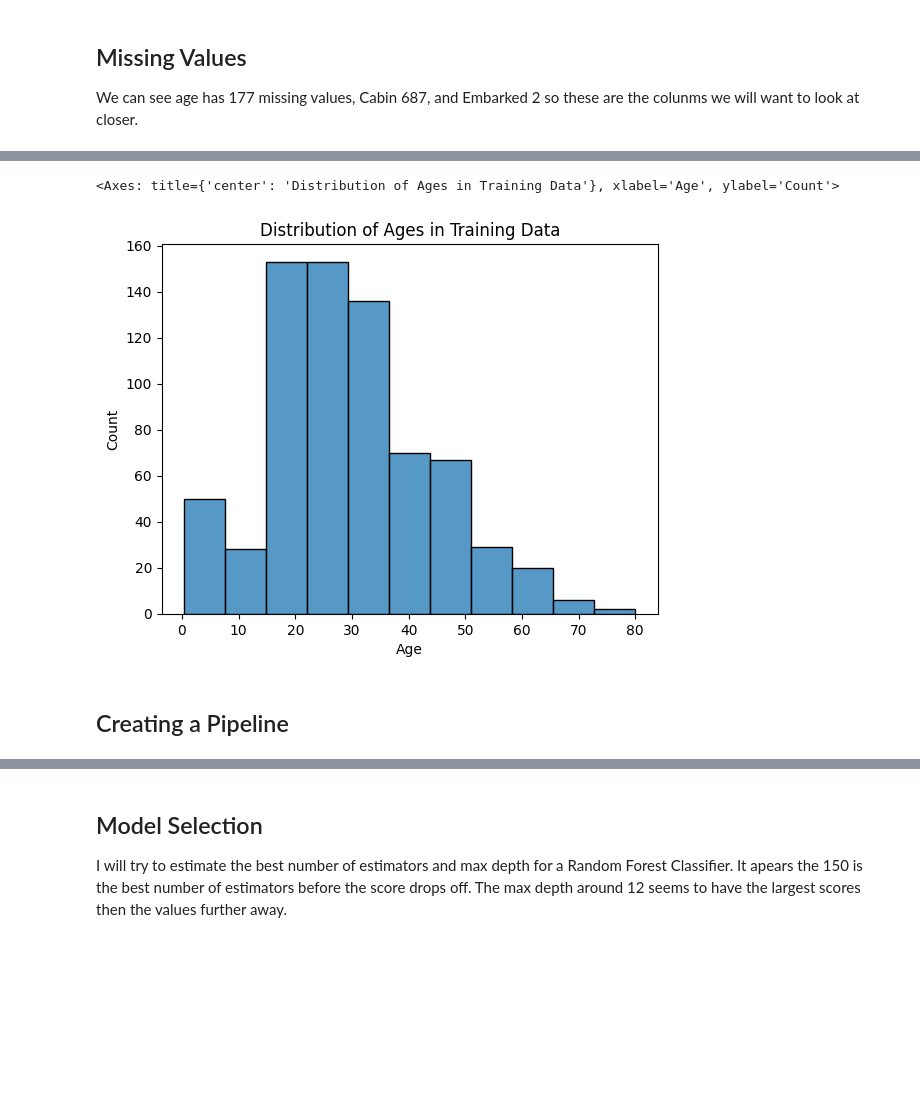
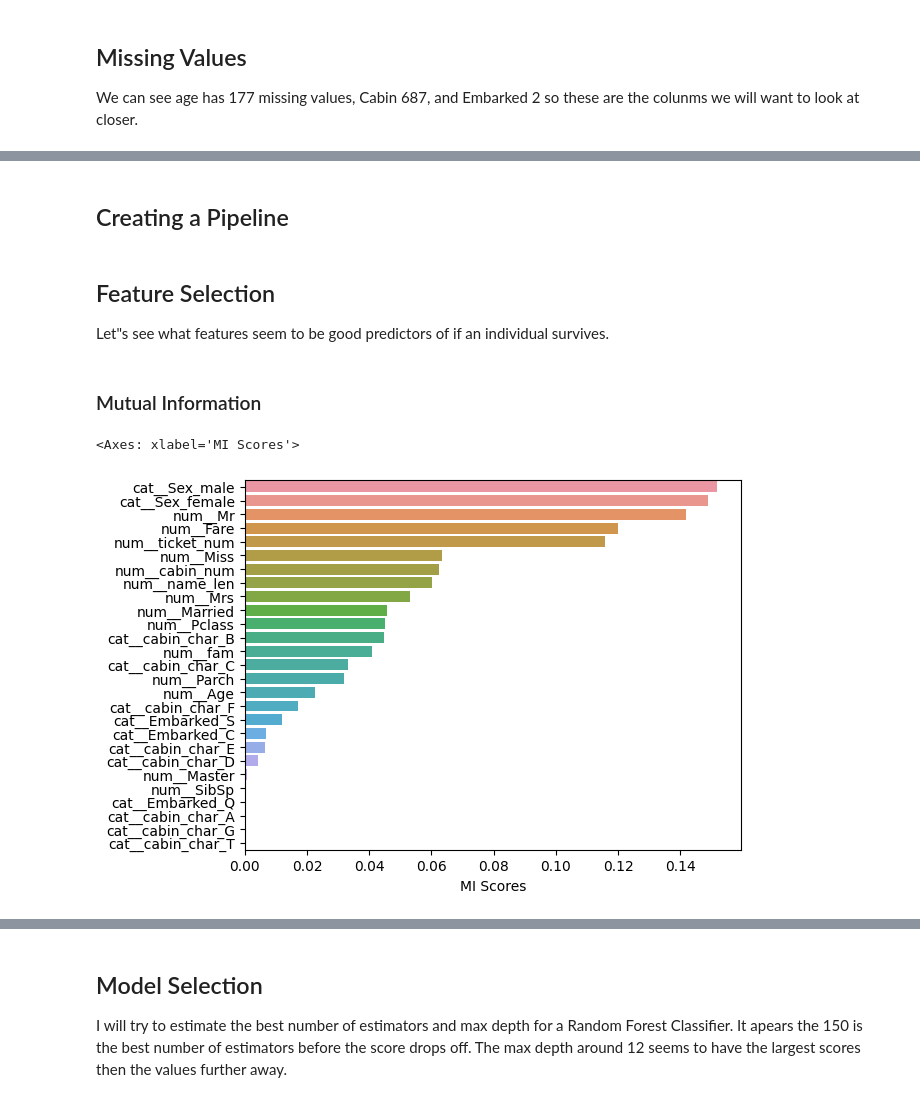
Before and after one commit to gclembo/kaggle-titanic-predictions, a Jupyter notebook: kaggle-titanic-predictions.ipynb, the cells around one changed output, grey strips where cells are left out. Saved outputs shown, nothing was run; the diff lists cells and outputs as text; code cells hidden in the pictures; blank space fills up the shorter version.

```diff
--- a/kaggle-titanic-predictions.ipynb
+++ b/kaggle-titanic-predictions.ipynb
@@ -137,10 +91,3 @@ From the plot below we can see there is some skewness  in the distributions of A
-# %%
-plt.figure()
-plt.title("Distribution of Ages in Training Data")
-sns.histplot(x=train_data["Age"], bins=11)
-# %% [output]
-<Axes: title={'center': 'Distribution of Ages in Training Data'}, xlabel='Age', ylabel='Count'>
-[figure, removed]
 # %% [markdown]
 ## Creating a Pipeline
 # %%
@@ -168,0 +115,30 @@ X_val_dummies = preprocessor.transform(X_val)
+# %% [markdown]
+## Feature Selection
+
+Let"s see what features seem to be good predictors of if an individual survives.
+# %% [markdown]
+### Mutual Information
+# %%
+from sklearn.feature_selection import mutual_info_classif
+import matplotlib.pyplot as plt
+import seaborn as sns
+
+possible_features = ["Pclass", "Sex", "Age", "SibSp",
+       "Parch", "Fare", "Embarked", "Mrs", "Mr", "Married",
+       "Master", "Miss", "name_len", "fam", "cabin_num", "cabin_char",
+       "ticket_num"]
+X_feature_sel = train_data[possible_features]
+y = train_data["Survived"]
+
+preprocessor = generate_preprocessor(X_feature_sel)
+
+X_clean = preprocessor.fit_transform(X_feature_sel)
+
+mi_scores = mutual_info_classif(X_clean, y, random_state=123)
+mi_scores = pd.Series(mi_scores, name="MI Scores", index=X_clean.columns)
+mi_scores = mi_scores.sort_values(ascending=False)
+
+sns.barplot(x=mi_scores, y=mi_scores.index)
+# %% [output]
+<Axes: xlabel='MI Scores'>
+[figure, added]
```
Also changed, not shown: parts of 24 cells of this notebook.
